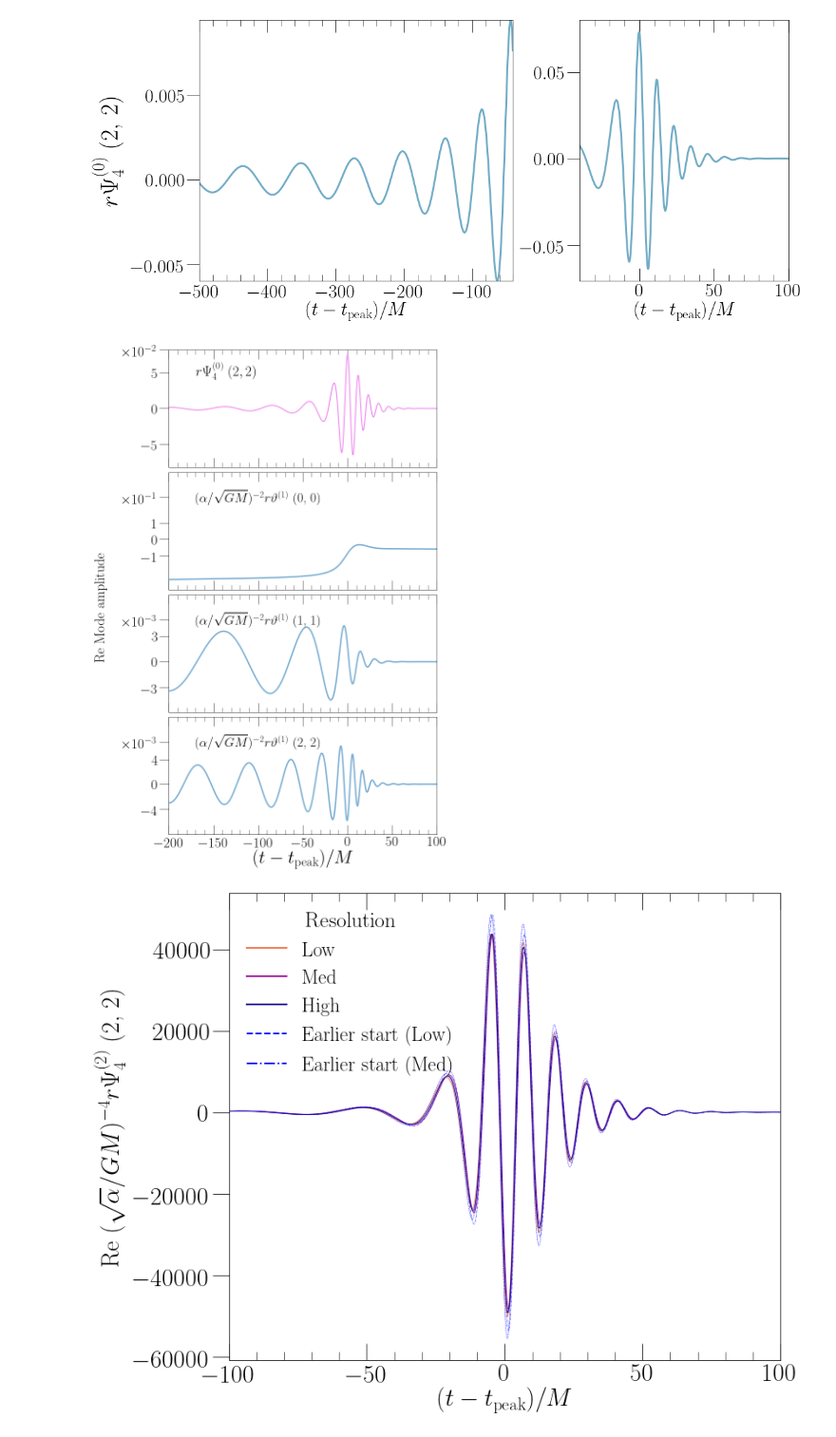
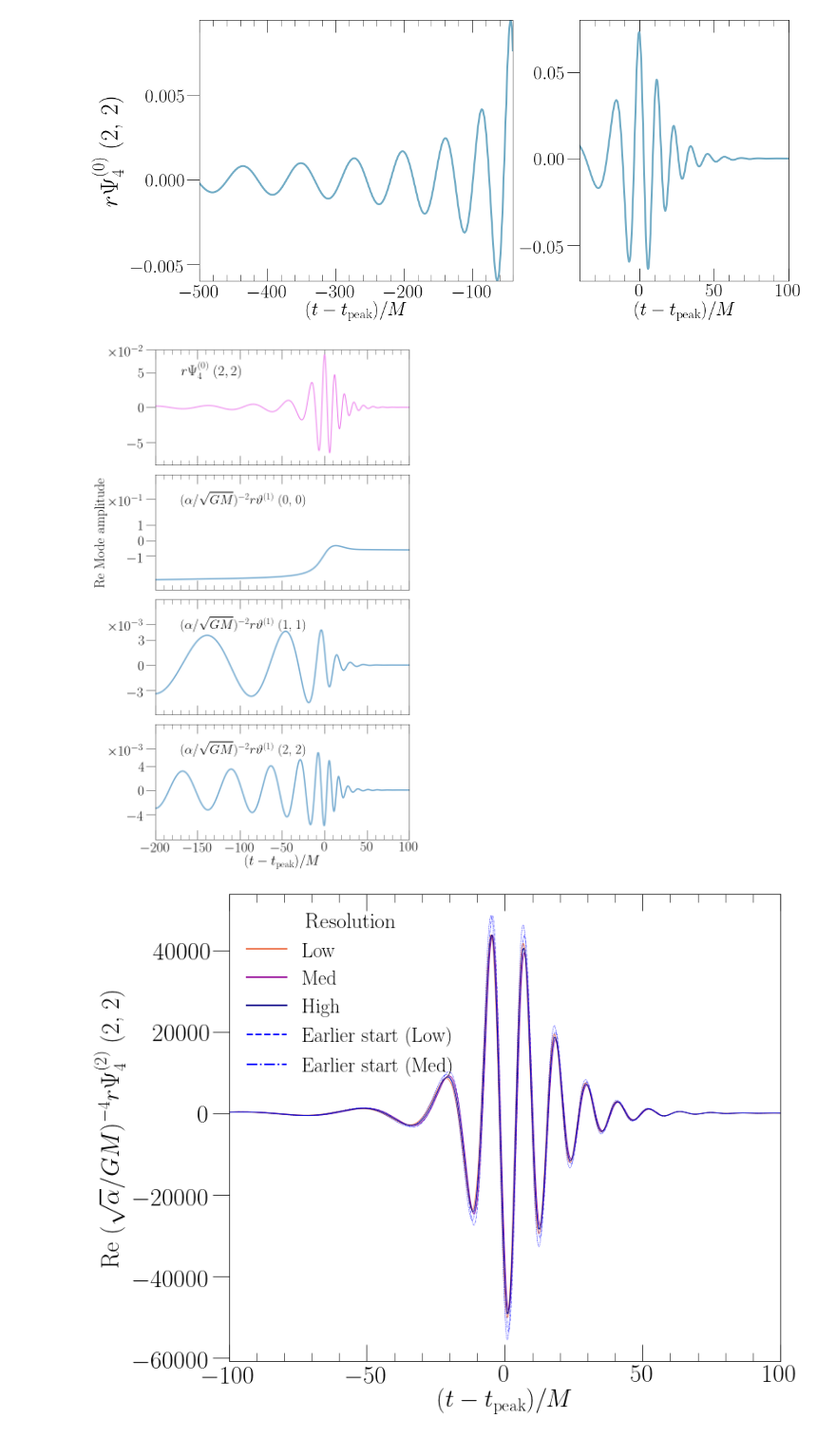
Before and after one commit to mariaokounkova/EDGB, a Jupyter notebook: GW150914/EDGB_GW.ipynb, the cells around one changed output. Shown at 95% size. Drawn from its saved outputs; the diff is of its cells as text; code cells hidden in the pictures.

Commit message:
EDGB_GW: Scalar field plots ax labels
Edited the size and location of scalar field
plot axis labels

```diff
--- a/GW150914/EDGB_GW.ipynb
+++ b/GW150914/EDGB_GW.ipynb
@@ -369,8 +369,8 @@ def PlotScalarField():
 
     plt.xlim(cut_start, cut_end)
     plt.subplots_adjust(wspace=0.2, hspace=0.0)
-    fig.text(-0.05, 0.5, r'Re Mode amplitude', ha='center', va='center', rotation='vertical', fontsize=30)
-    plt.xlabel('$(t - t_\mathrm{peak})/M$', fontsize=40)
+    axarr[1].set_ylabel('Re Mode amplitude', fontsize=30)
+    plt.xlabel('$(t - t_\mathrm{peak})/M$', fontsize=30)
     plt.tight_layout()
     plt.savefig(figname + '.pdf')
     plt.show()
@@ -407,34 +407,34 @@ def ScalarFieldPlot(inspiral_start, mode):
     ax1 = plt.subplot(gs[0])
     ax2 = plt.subplot(gs[1])
 
     start = -500
     mid = -40
     end = 100
 
     time, data = GetKGMode(ev_dir(inspiral_start), mode=mode)
     time  = SubtractPeakTimeMode(time, data)
 
     time1, data1 = CutTimes(time, data, start, mid)
     time2, data2 = CutTimes(time, data, mid, end)
 
     ax1.plot(time1, np.real(data1), color = ColorsDict[GetKGMode], label='Re',lw=3.0)
     ax2.plot(time2, np.real(data2), color = ColorsDict[GetKGMode], label='Re',lw=3.0)
 
     ax1.set_xlim(start, mid)
     ax2.set_xlim(mid, end)
     ax1.set_ylabel(LabelsDict[GetKGMode] + str(mode), fontsize=40)
     ax1.set_xlabel('$(t - t_\mathrm{peak})/M$', fontsize=40)
     ax2.set_xlabel('$(t - t_\mathrm{peak})/M$', fontsize=40)
     plt.tight_layout()
     plt.savefig(figname + '.pdf')
     plt.show()
 
 #MakeNonRadiativeFieldPlot(2100)
 #ScalarFieldPlot(2100, (2,2))
 #ScalarFieldPlot(2100, (1,1))
 PlotScalarField()
 # %% [output]
-[figure, old version]
+[figure, new version]
 # %%
 ## Secular growth plots
 def SecularRegimePlot(amplitude=False):
```
